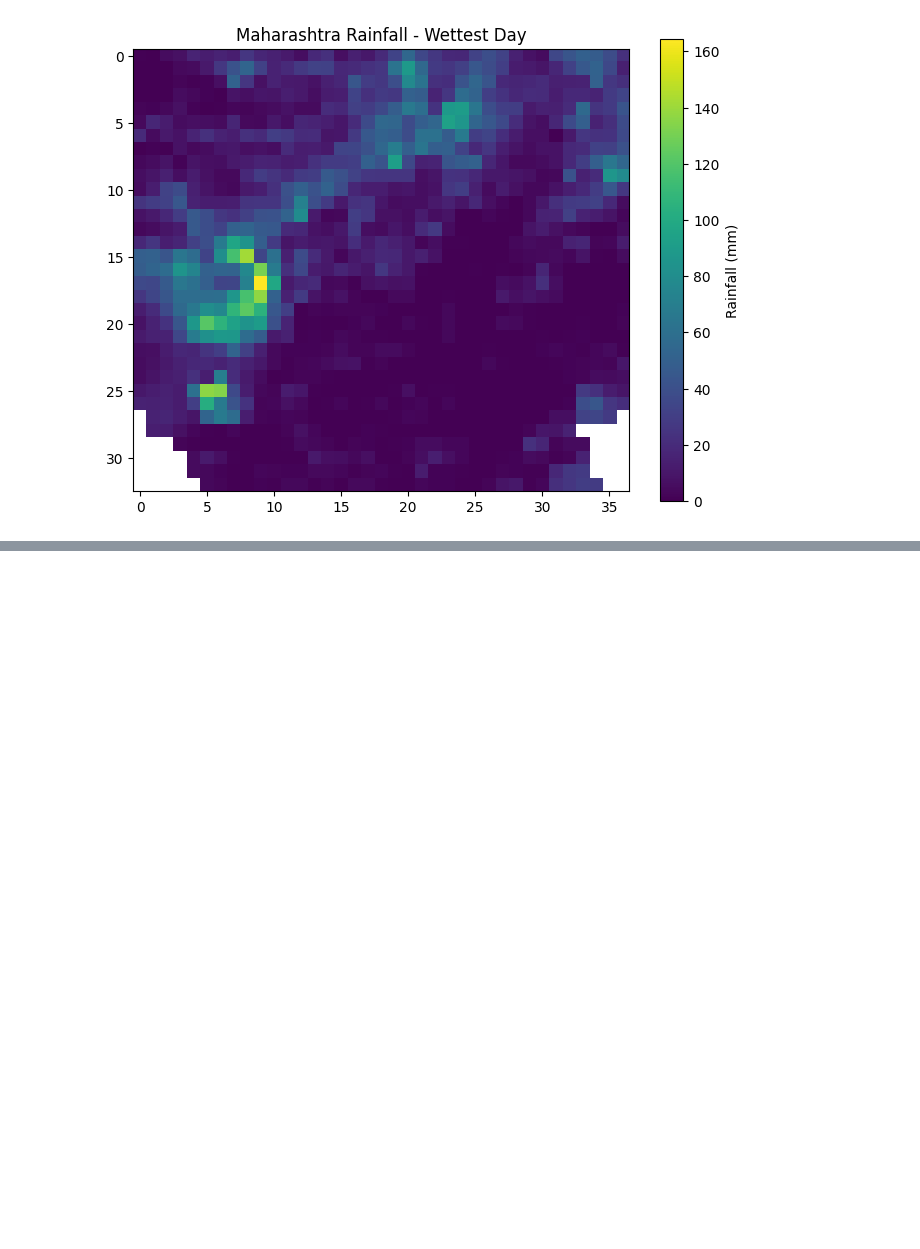
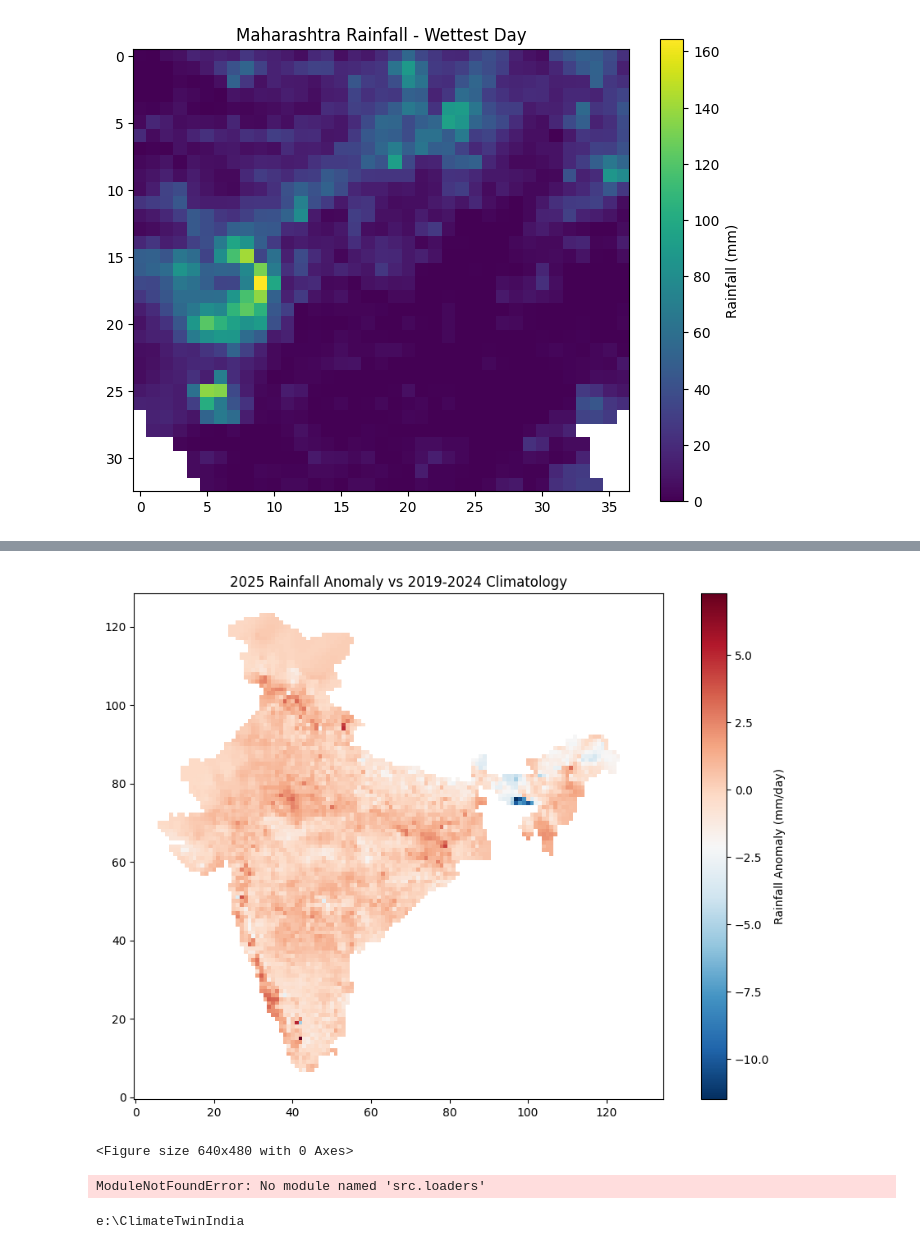
Before and after one commit to aadityat23/ClimateTwinIndia, a Jupyter notebook: notebooks/01_imd_exploration.ipynb, the cells around one changed output, grey strips where cells are left out. Drawn from its saved outputs; the diff is of its cells as text; code cells hidden in the pictures; blank space fills up the shorter version.

```diff
--- a/notebooks/01_imd_exploration.ipynb
+++ b/notebooks/01_imd_exploration.ipynb
@@ -368,0 +744,8 @@ plt.show()
+# %%
+rain_2025_grid = np.nanmean(all_rain[2025], axis=0)
+
+anomaly_grid = rain_2025_grid - baseline_grid
+
+print(np.nanmin(anomaly_grid))
+print(np.nanmax(anomaly_grid))
+print(np.nanmean(anomaly_grid))
@@ -368,0 +800,57 @@ plt.show()
+# %%
+plt.figure(figsize=(12,8))
+
+plt.imshow(
+    anomaly_grid,
+    origin="lower",
+    cmap="RdBu_r"
+)
+
+plt.colorbar(
+    label="Rainfall Anomaly (mm/day)"
+)
+
+plt.title(
+    "2025 Rainfall Anomaly vs 2019-2024 Climatology"
+)
+
+plt.show()
+# %% [output]
+[figure, added]
+# %%
+import os
+
+os.makedirs("docs/images", exist_ok=True)
+
+plt.savefig(
+    "docs/images/rainfall_anomaly_2025.png",
+    dpi=300,
+    bbox_inches="tight"
+)
+# %% [output]
+<Figure size 640x480 with 0 Axes>
+# %%
+from src.loaders import load_temperature
+
+for year in range(2019, 2026):
+
+    temp = load_temperature(year)
+
+    print(
+        year,
+        temp.shape,
+        np.nanmean(temp)
+    )
+# %% [output]
+ModuleNotFoundError: No module named 'src.loaders'
+# %%
+import sys
+import os
+
+sys.path.append(
+    os.path.abspath("..")
+)
+
+print(sys.path[-1])
+# %% [output]
+e:\ClimateTwinIndia
```
Also changed, not shown: parts of 47 cells of this notebook, 22 other files.
